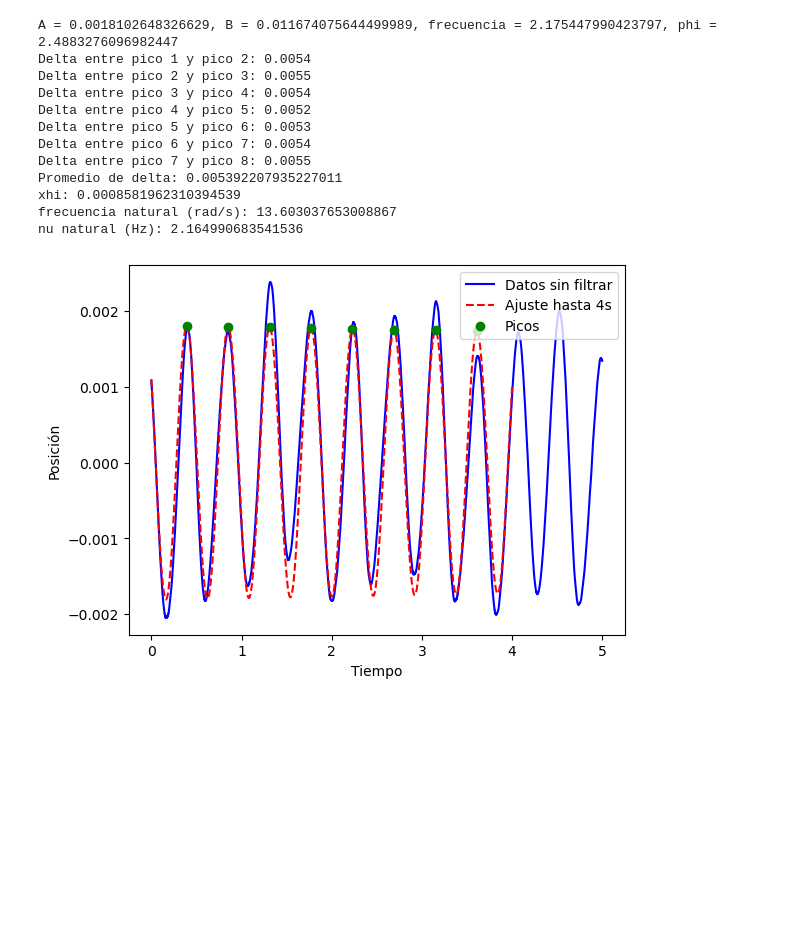
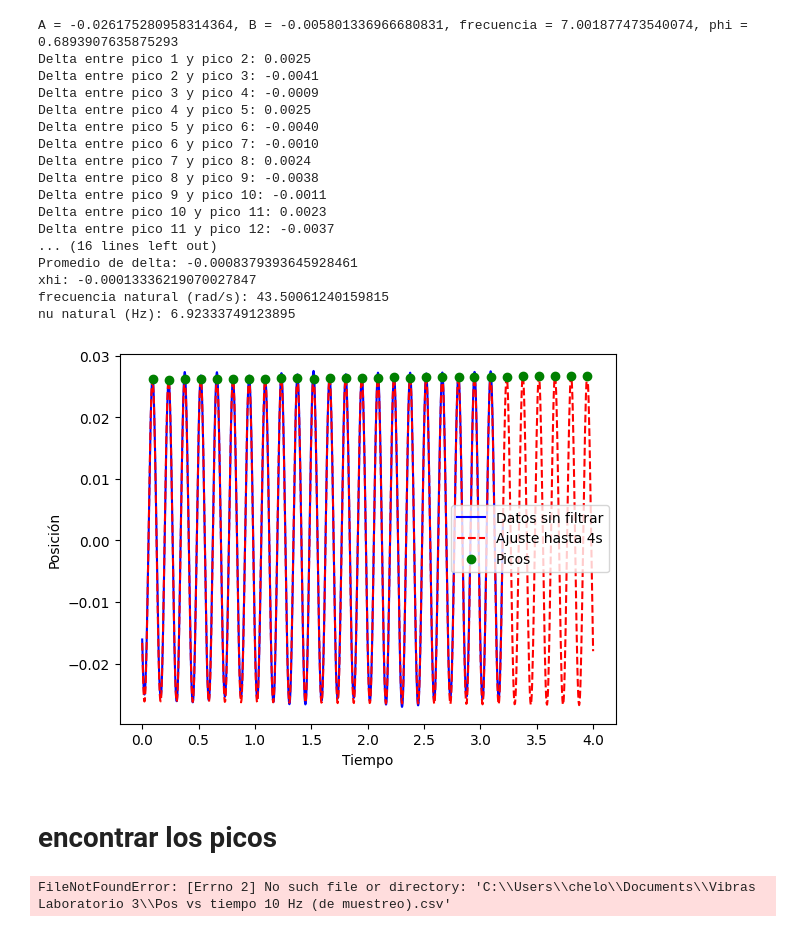
Before and after one commit to Marceloaglop/Vibras-Mec-nicas, a Jupyter notebook: Laboratorio 3 0212cris version.ipynb, the cells around one changed output. Drawn from its saved outputs; the diff is of its cells as text; code cells hidden in the pictures; blank space fills up the shorter version.

Commit message:
Avance cris intento de delta

```diff
--- a/Laboratorio 3 0212cris version.ipynb
+++ b/Laboratorio 3 0212cris version.ipynb
@@ -159,36 +185,29 @@ inspeccionar_archivo(r"C:\Users\chelo\Documents\Vibras Laboratorio 3\Pos vs tiem
 # %%
 #Función que utiliza ajustes para la señal de posición vs tiempo. De esta manera se obtiene el parámetro B, delta, xi y por lo tanto w_n=B/xi
-
 def frecuencia_natural(path, time1=10):
     # Cargar los datos y asegurar que se lean como texto
     tabla = pd.read_csv(path, sep=",", header=None, names=["tiempo_posicion"], dtype={"tiempo_posicion": str})
-
     # Separar los valores en las columnas 'tiempo' y 'posición'
     tabla[['tiempo', 'posición']] = tabla['tiempo_posicion'].str.split(',', expand=True).astype(float)
-
     # Filtrar datos hasta el tiempo especificado
     tabla_filtrada = tabla[tabla["tiempo"] <= time1]
-
     # Datos de tiempo y posición filtrados
     tiempo = tabla_filtrada["tiempo"].values
     posicion = tabla_filtrada["posición"].values
-
     # Definir la función de ajuste incluyendo la frecuencia como parámetro
     def ajuste_func(t, A, B, frecuencia, phi):
         omega = 2 * np.pi * frecuencia
         return A * np.exp(-B * t) * np.sin(omega * t + phi)
-
     # Realizar el ajuste, especificando 4.7 como semilla para la frecuencia
-    params, _ = curve_fit(ajuste_func, tiempo, posicion, p0=[1, 0.1, 4.7, 0])
+    # params, _ = curve_fit(ajuste_func, tiempo, posicion, p0=[1, 0.1, 4.7, 0])
+    params, _ = curve_fit(ajuste_func, tiempo, posicion)
 
     # Obtener los parámetros ajustados
     A, B, frecuencia, phi = params
     print(f"A = {A}, B = {B}, frecuencia = {frecuencia}, phi = {phi}")
-
     # Generar la función ajustada en el intervalo de tiempo
     tiempo_ajustado = np.linspace(0, time1, 1000)
     posicion_ajustada = ajuste_func(tiempo_ajustado, A, B, frecuencia, phi)
-
     # Encontrar todos los picos
     picos, _ = find_peaks(posicion_ajustada)
 
@@ -213,8 +232,7 @@ def frecuencia_natural(path, time1=10):
     print("xhi:", xhi)
     print("frecuencia natural (rad/s):", frecuencia_natural)
     print("nu natural (Hz):", frecuencia_natural / (2 * np.pi))
-
-    # Graficar los datos, el ajuste y los picos
+    #Graficar los datos, el ajuste y los picos
     plt.plot(tabla["tiempo"], tabla["posición"], 'b-', label="Datos sin filtrar")
     plt.plot(tiempo_ajustado, posicion_ajustada, 'r--', label=f"Ajuste hasta {time1}s")
     plt.plot(tiempos_picos, valores_picos, 'go', label="Picos")
@@ -224,0 +260,24 @@ def frecuencia_natural(path, time1=10):
+# %%
+#frecuencia_natural(r"C:\Users\chelo\Documents\Vibras Laboratorio 3\Pos vs tiempo 10 Hz (de muestreo).csv",4)
+frecuencia_natural(r"C:\Uchile\8vo semestre\Vibraciones Mecanicas\repositorio vibras\LAB 03 FORZADO\Pos vs tiempo 10 Hz (de muestreo) forzado con amortiguamiento.csv",4)
+# %% [output]
+A = -0.026175280958314364, B = -0.005801336966680831, frecuencia = 7.001877473540074, phi = 0.6893907635875293
+Delta entre pico 1 y pico 2: 0.0025
+Delta entre pico 2 y pico 3: -0.0041
+Delta entre pico 3 y pico 4: -0.0009
+Delta entre pico 4 y pico 5: 0.0025
+Delta entre pico 5 y pico 6: -0.0040
+Delta entre pico 6 y pico 7: -0.0010
+Delta entre pico 7 y pico 8: 0.0024
+Delta entre pico 8 y pico 9: -0.0038
+Delta entre pico 9 y pico 10: -0.0011
+Delta entre pico 10 y pico 11: 0.0023
+Delta entre pico 11 y pico 12: -0.0037
+... (16 lines left out)
+Promedio de delta: -0.0008379393645928461
+xhi: -0.00013336219070027847
+frecuencia natural (rad/s): 43.50061240159815
+nu natural (Hz): 6.92333749123895
+[figure, added]
+# %% [markdown]
+# encontrar los picos
@@ -225,16 +332,4 @@ def frecuencia_natural(path, time1=10):
 # %%
 frecuencia_natural(r"C:\Users\chelo\Documents\Vibras Laboratorio 3\Pos vs tiempo 10 Hz (de muestreo).csv",4)
 # %% [output]
-A = 0.0018102648326629, B = 0.011674075644499989, frecuencia = 2.175447990423797, phi = 2.4883276096982447
-Delta entre pico 1 y pico 2: 0.0054
-Delta entre pico 2 y pico 3: 0.0055
-Delta entre pico 3 y pico 4: 0.0054
-Delta entre pico 4 y pico 5: 0.0052
-Delta entre pico 5 y pico 6: 0.0053
-Delta entre pico 6 y pico 7: 0.0054
-Delta entre pico 7 y pico 8: 0.0055
-Promedio de delta: 0.005392207935227011
-xhi: 0.0008581962310394539
-frecuencia natural (rad/s): 13.603037653008867
-nu natural (Hz): 2.164990683541536
+FileNotFoundError: [Errno 2] No such file or directory: 'C:\\Users\\chelo\\Documents\\Vibras Laboratorio 3\\Pos vs tiempo 10 Hz (de muestreo).csv'
-[figure, removed]
```
Also changed, not shown: parts of 11 cells of this notebook, 4 other files.
